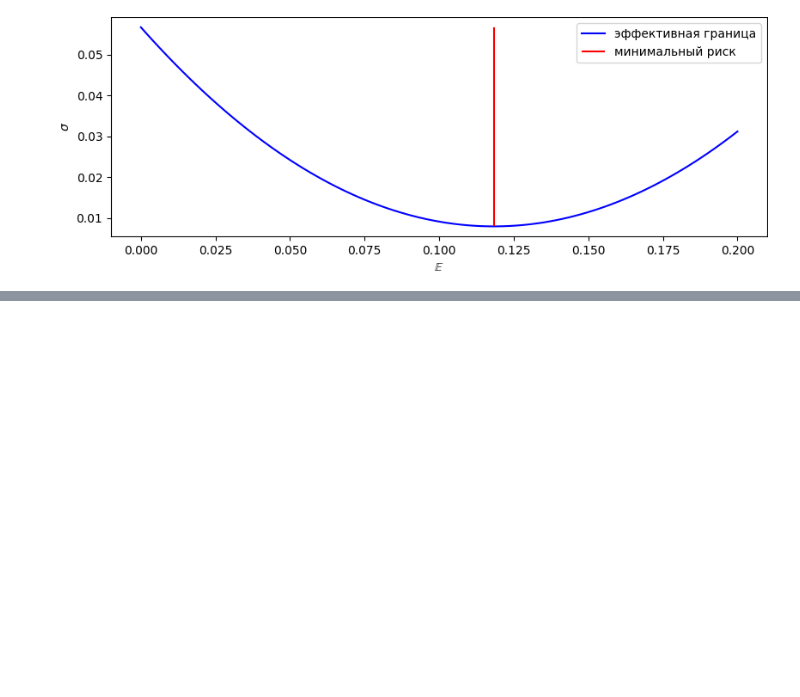
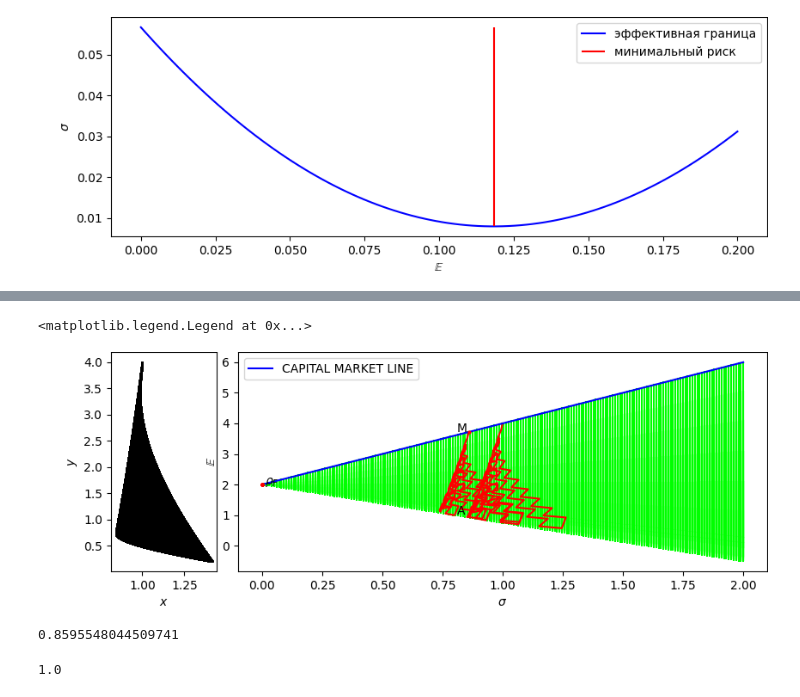
Before and after one commit to TimofeyTis/portfelniy_analyz, a Jupyter notebook: test.ipynb, the cells around one changed output, grey strips where cells are left out. Saved outputs shown, nothing was run; the diff lists cells and outputs as text; code cells hidden in the pictures; blank space fills up the shorter version.

```diff
--- a/test.ipynb
+++ b/test.ipynb
@@ -778,0 +923,71 @@ array([[ 4.60300043],
+# %%
+SIZE = 10000000
+X = np.zeros(shape=(SIZE, 3))
+X[:, 0] = npr.uniform(0, 1, SIZE)
+X[:, 1] = npr.uniform(0, 1, SIZE)
+X[:, 2] = 1 - X[:, 0] - X[:, 1]
+X = X[X[:, 2] > 0]  # если выбираем модель марковица
+
+m = np.array([1, 0.2, 4])
+cov = np.array([[1, 0.1, 0.9], [0.1, 2, 0.8], [0.9, 0.8, 1]])
+E = X@m
+D = np.sqrt([x@cov@x.T for x in X])
+fig, cax = fig_ax_template()
+cax.scatter(D, E, s=1, color=(0, 0, 0))
+
+
+
+
+divider = make_axes_locatable(cax)
+ax = divider.append_axes("right", "500%", pad="20%")
+
+#безрисковый актив
+rhoF = 2
+
+
+ax.set_ylabel(r"$\mathbb{E}$")
+ax.set_xlabel(r"$\sigma$")
+
+(D,E),x = dkm_boundaty_smooth(X,m,cov,0.081)
+
+E1 = lambda sigma: rhoF + (E - rhoF)/D * sigma
+
+for sigma in np.linspace(0,2,200):
+    D1 = np.ones_like(D)*sigma
+    ax.plot(D1,E1(sigma),color = (0,1,0))
+
+idA = D.argsort()[0]
+
+EA,DA = E[idA],D[idA]
+EM,DM = max(E1(DA)),D[idA]
+
+ax.plot(D,E1(D),color = (1,0,0))
+
+sigma01 = (EM-rhoF)/(E1(D)[0]-rhoF)
+x1 = x[0]*(1-sigma01)
+ax.plot(D*sigma01,E1(D*sigma01),color = (1,0,0))
+
+E2 = lambda sigma: rhoF + (EM - rhoF)/DM*sigma
+sigma1 = np.linspace(0,2,100)
+ax.plot(sigma1,E2(sigma1),color = (0,0,1), label = r"CAPITAL MARKET LINE")
+
+
+
+ax.plot(DA,EA,"o",color = (1,0,0), markersize = 2)
+ax.text(DA-0.05,EA, "A")
+ax.text(0+0.01,rhoF, r"$\rho_F$")
+ax.plot(np.zeros_like(D),E1(0),"o",color = (1,0,0),markersize=2)
+
+ax.plot(DM,EM,"o",color = (1,0,0), markersize = 2)
+ax.text(DM-0.05,EM, "M")
+
+ax.set_title("MARKET LINE")
+
+ax.legend()
+# %% [output]
+<matplotlib.legend.Legend at 0x...>
+[figure, added]
+# %%
+sigma01
+# %% [output]
+0.8595548044509741
@@ -778,0 +996,4 @@ array([[ 4.60300043],
+# %%
+y.sum() + sigma01
+# %% [output]
+1.0
```
Also changed, not shown: parts of 14 cells of this notebook, 2 other files.
